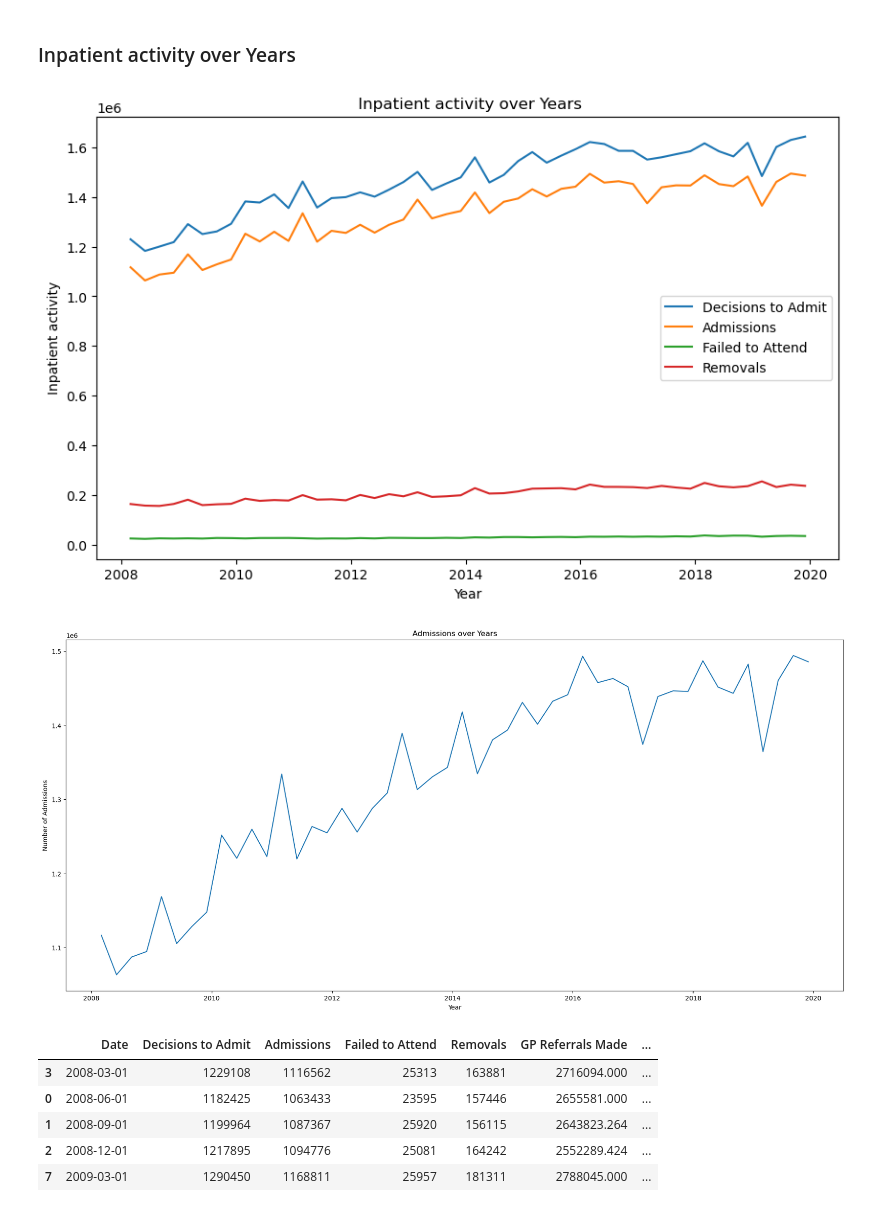
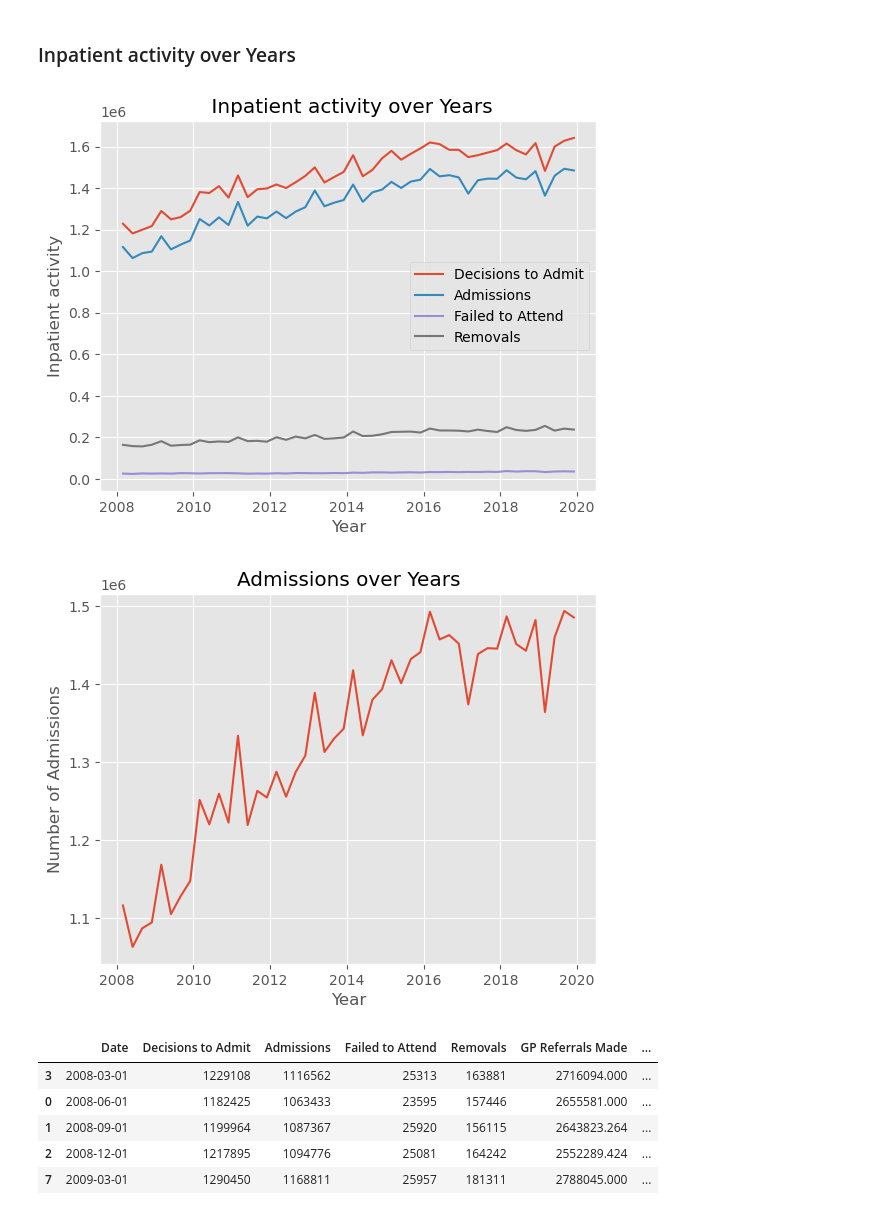
Before and after one commit to kankaungmalay/nhs_data_analytics, a Jupyter notebook: scripts/nhs_admissions_and_gpreferrals.ipynb, the cells around one changed output. Drawn from its saved outputs; the diff is of its cells as text; code cells hidden in the pictures.

Commit message:
fixed plots size

```diff
--- a/scripts/nhs_admissions_and_gpreferrals.ipynb
+++ b/scripts/nhs_admissions_and_gpreferrals.ipynb
@@ -24,14 +24,18 @@ print(pd.__version__)
 # import libraries
 import numpy as np
 import pandas as pd
-import matplotlib.pylab as plt
 from datetime import datetime
 
+import matplotlib.pyplot as plt
+import matplotlib
+plt.style.use('ggplot')
+plt.figure(figsize=(10,6))
 %matplotlib inline
-from matplotlib.pylab import rcParams
-rcParams['figure.figsize'] = 10, 6
+
+import warnings
+warnings.filterwarnings('ignore')
+
 import seaborn as sns
-
 from statsmodels.tsa.stattools import adfuller
 from statsmodels.tsa.stattools import acf, pacf
 from statsmodels.tsa.seasonal import seasonal_decompose
@@ -203,17 +209,16 @@ plt.legend()
 
 plt.show()
 # %% [output]
-[figure, old version]
+[figure, new version]
 # %%
 # Admissions over Years
-plt.figure(figsize=(22,10))
 plt.plot(df_dropped["Date"], df_dropped["Admissions"])
 plt.title("Admissions over Years")
 plt.xlabel("Year")
 plt.ylabel("Number of Admissions")
 plt.show()
 # %% [output]
-[figure, old version]
+[figure, new version]
 # %%
 df_new = df_dropped.copy('deep')
 df_new['Year'] = df_new['Date'].dt.year
```
Also changed, not shown: parts of 23 cells of this notebook.
